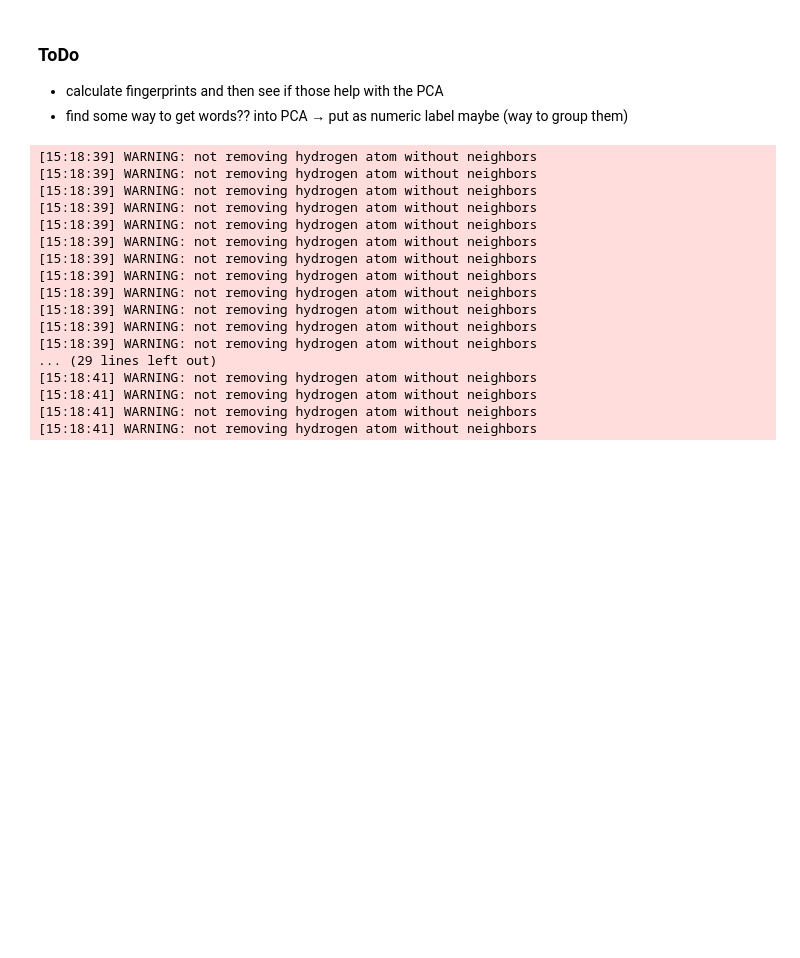
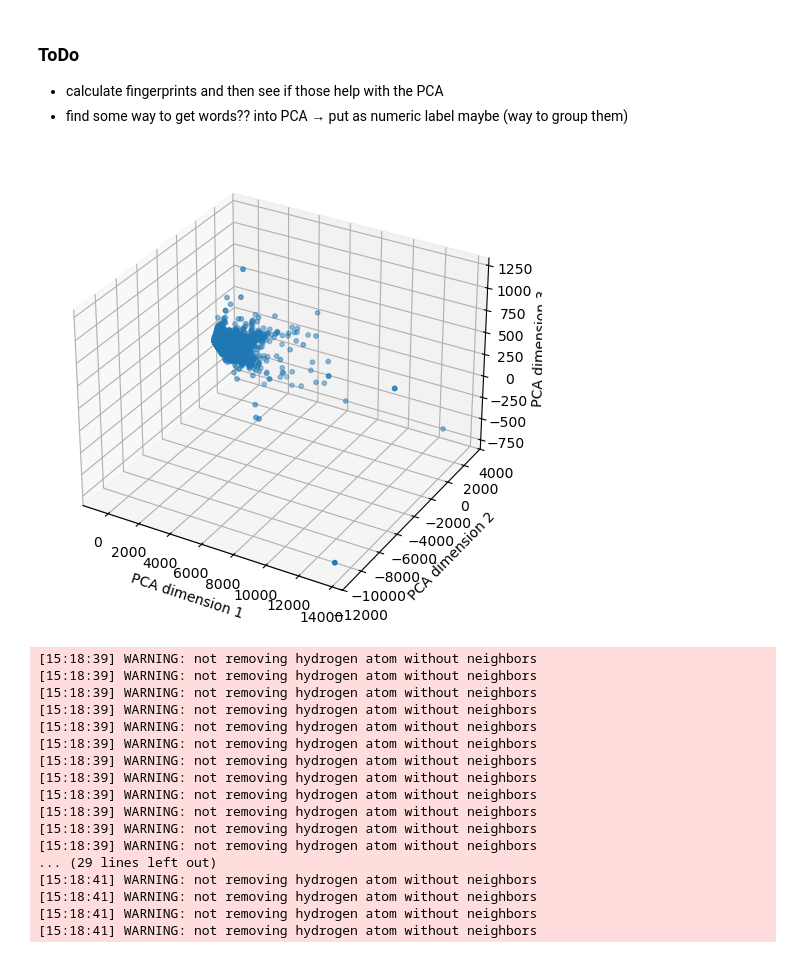
Before and after one commit to ameliehuebner/plastchem-project, a Jupyter notebook: analysis/visual.ipynb, the cells around one changed output. Drawn from its saved outputs; the diff is of its cells as text; code cells hidden in the pictures; blank space fills up the shorter version.

```diff
--- a/analysis/visual.ipynb
+++ b/analysis/visual.ipynb
@@ -37,17 +37,19 @@ Index(['Identifiers_plastchem_ID', 'Identifiers_cas', 'Identifiers_cas_fixed',
 # %%
 # cluster data on all information → extract feature vectures by PCA
 # some of the data is discrete, other continous → what do i do
 
-# fv = extract_feature_vecs(plast_chem, [('Properties_molecular_weight'), ('Properties_exact_mass'), ('Properties_monoisotopic_mass'),
-#                                    ('Properties_tpsa'), ('Properties_complexity')], n=3)
+fv = extract_feature_vecs(plast_chem, [('Properties_molecular_weight'), ('Properties_exact_mass'), ('Properties_monoisotopic_mass'),
+                                   ('Properties_tpsa'), ('Properties_complexity')], n=3)
 
-# fig = plt.figure(figsize=(9,6))
-# ax = fig.add_subplot(projection='3d')
-# ax.scatter(fv[:,0], fv[:,1], fv[:,2], s=10)
-# ax.set_xlabel('PCA dimension 1')
-# ax.set_ylabel('PCA dimension 2')
-# ax.set_zlabel('PCA dimension 3')
-# plt.show()
+fig = plt.figure(figsize=(9,6))
+ax = fig.add_subplot(projection='3d')
+ax.scatter(fv[:,0], fv[:,1], fv[:,2], s=10)
+ax.set_xlabel('PCA dimension 1')
+ax.set_ylabel('PCA dimension 2')
+ax.set_zlabel('PCA dimension 3')
+plt.show()
+# %% [output]
+[figure, added]
 # %%
 calculate_mfps(plast_chem, 'Properties_canonical_smiles')
 # %% [output]
```
Also changed, not shown: 20 other files.
